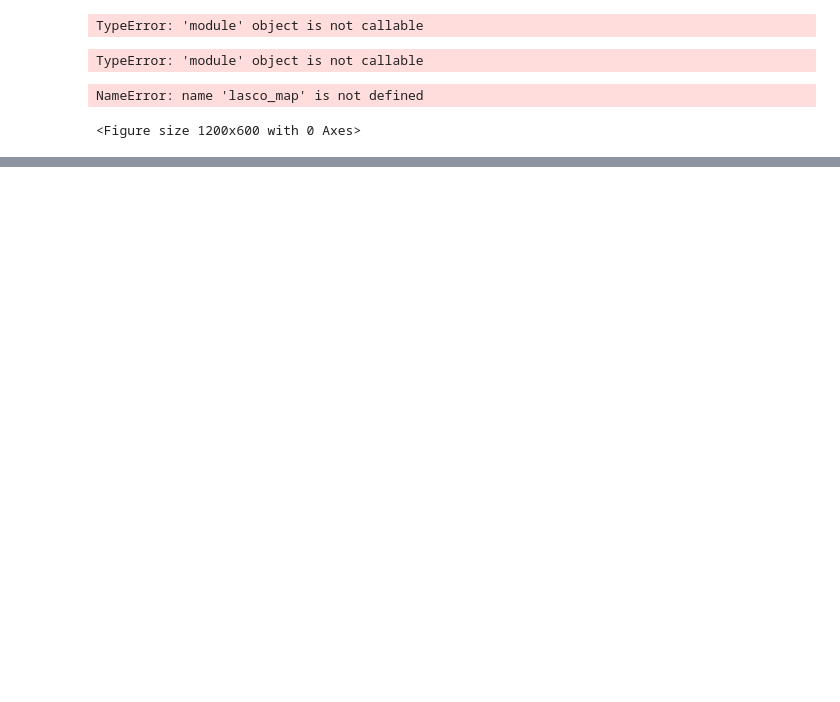
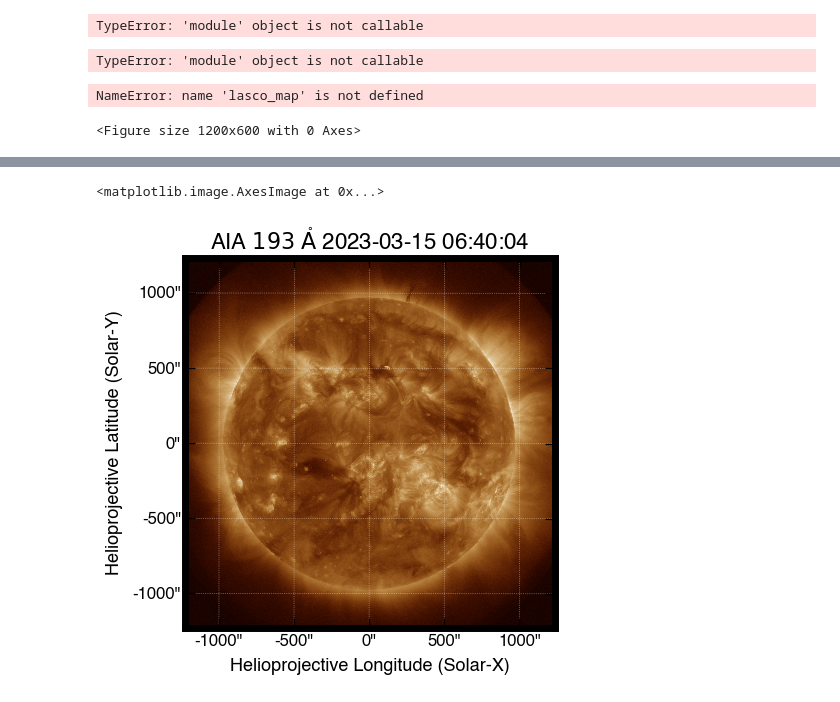
Before and after one commit to tamarervin/publications, a Jupyter notebook: e15/random.ipynb, the cells around one changed output, grey strips where cells are left out. Drawn from its saved outputs; the diff is of its cells as text; code cells hidden in the pictures; blank space fills up the shorter version.

```diff
--- a/e15/random.ipynb
+++ b/e15/random.ipynb
@@ -299,0 +322,32 @@ NameError: name 'lasco_map' is not defined
+# %%
+### DOWNLOAD AIA IMAGES
+
+import numpy as np
+
+import matplotlib.pyplot as plt
+import matplotlib.animation as animation
+import matplotlib.colors as colors
+
+import astropy.units as u
+
+import sunpy.map
+from sunpy.net import Fido
+from sunpy.net import attrs as a
+import sunpy.visualization.colormaps as cm
+
+from sunpy.map.header_helper import make_heliographic_header
+from astropy.coordinates import SkyCoord
+
+# data parameters
+cadence = a.Sample(10*u.minute)  # querying cadence
+start_date = '2023-03-15T06:00:00'  # start date of query
+end_date = '2023-03-15T07:00:00'  # end date of query
+
+# query data
+aia_result = Fido.search(a.Time(start_date, end_date),
+                     a.Instrument.aia, a.Wavelength(193 * u.angstrom), cadence)
+file_download = Fido.fetch(aia_result)
+map_seq = sunpy.map.Map(sorted(file_download))
+
+# read result dataframe
+aia_result
@@ -299,0 +366,5 @@ NameError: name 'lasco_map' is not defined
+# %%
+map_seq[4].plot()
+# %% [output]
+<matplotlib.image.AxesImage at 0x...>
+[figure, added]
```
Also changed, not shown: parts of 14 cells of this notebook, 6 other files.
